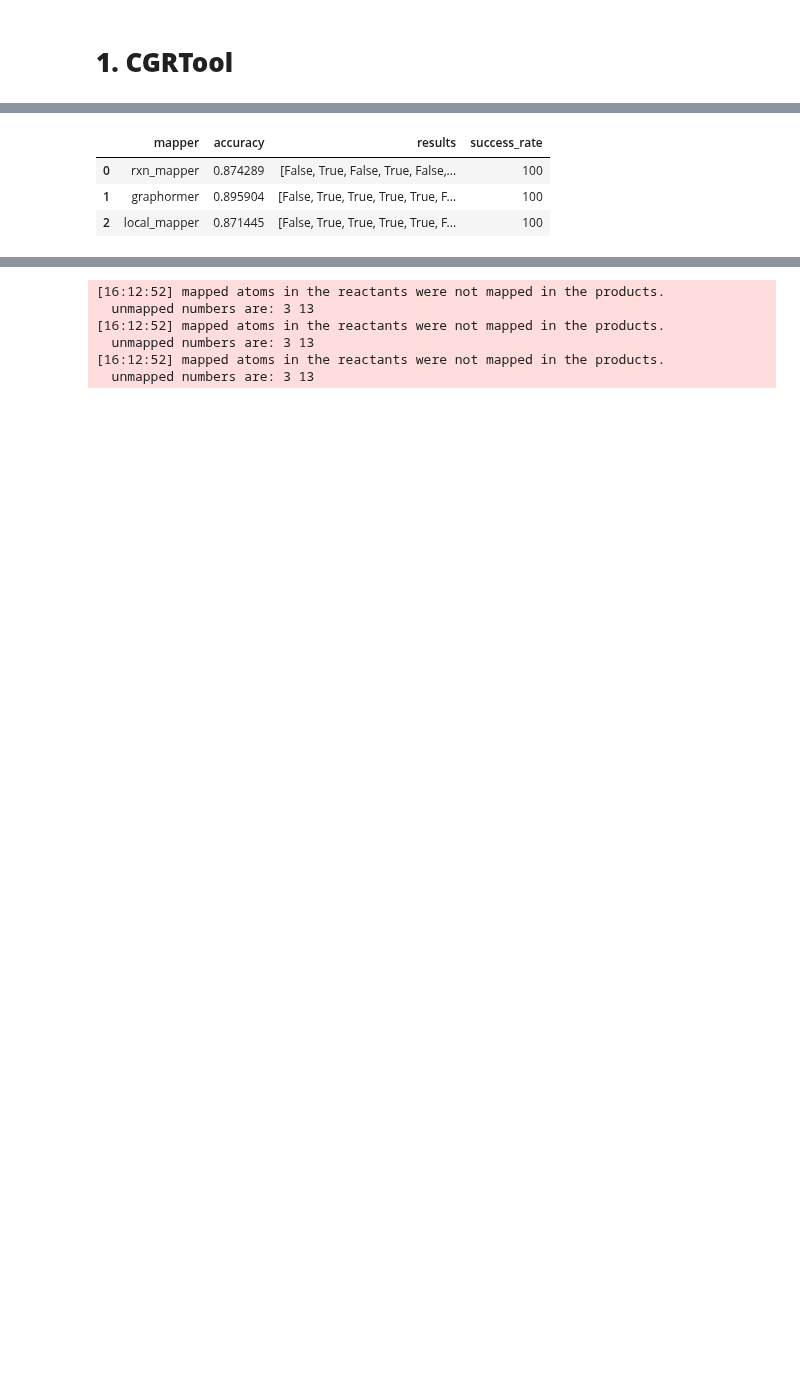
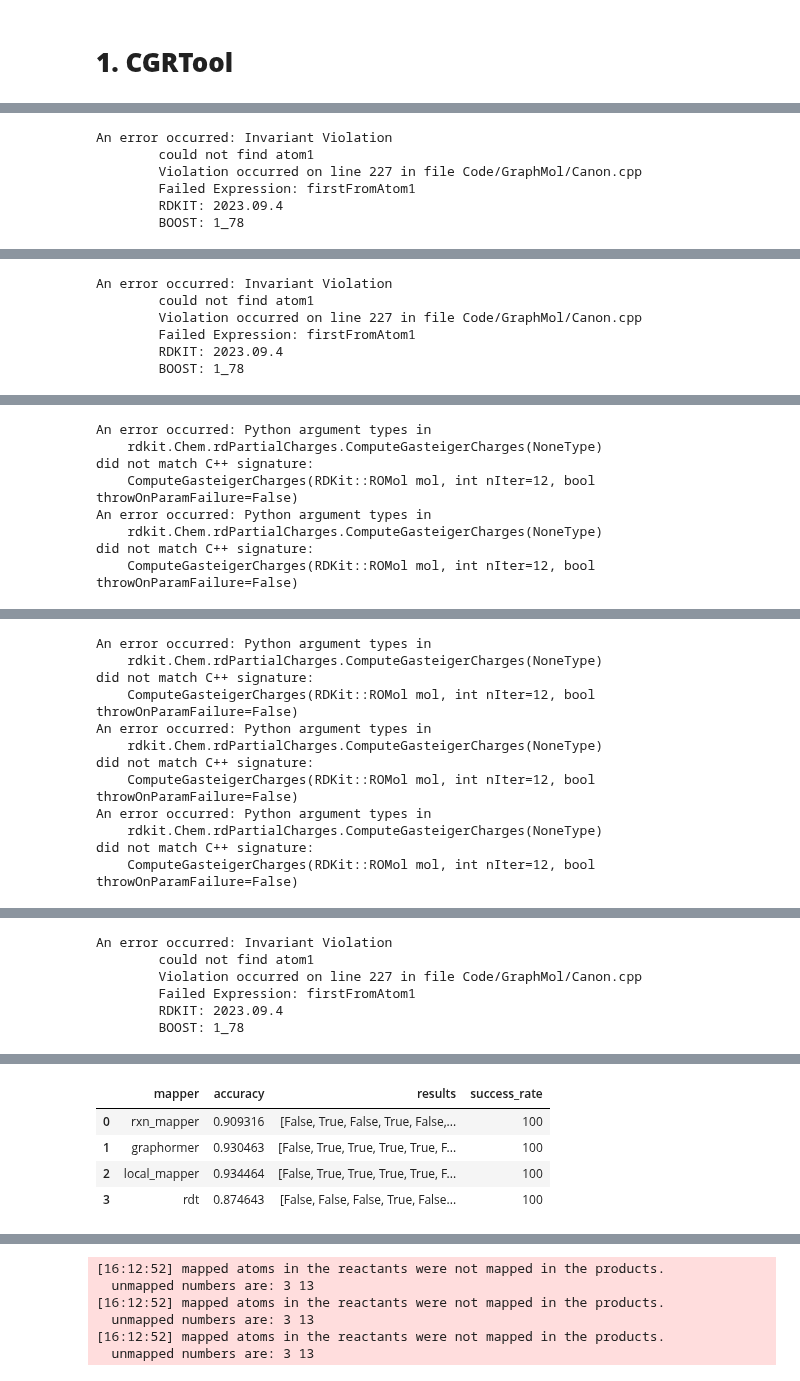
Before and after one commit to TieuLongPhan/SynTemp, a Jupyter notebook: Docs/Analysis/_0_tool_benchmark.ipynb, the cells around one changed output, grey strips where cells are left out. Saved outputs shown, nothing was run; the diff lists cells and outputs as text; code cells hidden in the pictures; blank space fills up the shorter version.

```diff
--- a/Docs/Analysis/_0_tool_benchmark.ipynb
+++ b/Docs/Analysis/_0_tool_benchmark.ipynb
@@ -13,9 +12,15 @@ aam_valid = pd.DataFrame(load_database('../../Data/AAM/unbalance/golden/golden_a
+# %%
+all_aam_chem = []
+for data_name in ['golden', 'natcomm', 'uspto_3k']:
+    data_aam = load_database(f'../../Data/AAM/unbalance/{data_name}/{data_name}_aam_reactions.json.gz')
+    all_aam_chem.extend(data_aam)
+all_aam_chem = pd.DataFrame(all_aam_chem)
 # %%
 from SynTemp.SynAAM.aam_validator import AMMValidator
 aam_valid_results, _ = AMMValidator.validate_smiles(
-        data=aam_valid,
+        data=all_aam_chem,
         ground_truth_col="ground_truth",
-        mapped_cols=["rxn_mapper", "graphormer", "local_mapper"],
+        mapped_cols=["rxn_mapper", "graphormer", "local_mapper", "rdt"],
         check_method="RC",
         ignore_aromaticity=False,
         n_jobs=4,
@@ -46,0 +75,6 @@ display(aam_valid_results)
+An error occurred: Invariant Violation
+        could not find atom1
+        Violation occurred on line 227 in file Code/GraphMol/Canon.cpp
+        Failed Expression: firstFromAtom1
+        RDKIT: 2023.09.4
+        BOOST: 1_78
@@ -46,0 +98,6 @@ display(aam_valid_results)
+An error occurred: Invariant Violation
+        could not find atom1
+        Violation occurred on line 227 in file Code/GraphMol/Canon.cpp
+        Failed Expression: firstFromAtom1
+        RDKIT: 2023.09.4
+        BOOST: 1_78
@@ -46,0 +121,8 @@ display(aam_valid_results)
+An error occurred: Python argument types in
+    rdkit.Chem.rdPartialCharges.ComputeGasteigerCharges(NoneType)
+did not match C++ signature:
+    ComputeGasteigerCharges(RDKit::ROMol mol, int nIter=12, bool throwOnParamFailure=False)
+An error occurred: Python argument types in
+    rdkit.Chem.rdPartialCharges.ComputeGasteigerCharges(NoneType)
+did not match C++ signature:
+    ComputeGasteigerCharges(RDKit::ROMol mol, int nIter=12, bool throwOnParamFailure=False)
@@ -46,0 +146,12 @@ display(aam_valid_results)
+An error occurred: Python argument types in
+    rdkit.Chem.rdPartialCharges.ComputeGasteigerCharges(NoneType)
+did not match C++ signature:
+    ComputeGasteigerCharges(RDKit::ROMol mol, int nIter=12, bool throwOnParamFailure=False)
+An error occurred: Python argument types in
+    rdkit.Chem.rdPartialCharges.ComputeGasteigerCharges(NoneType)
+did not match C++ signature:
+    ComputeGasteigerCharges(RDKit::ROMol mol, int nIter=12, bool throwOnParamFailure=False)
+An error occurred: Python argument types in
+    rdkit.Chem.rdPartialCharges.ComputeGasteigerCharges(NoneType)
+did not match C++ signature:
+    ComputeGasteigerCharges(RDKit::ROMol mol, int nIter=12, bool throwOnParamFailure=False)
@@ -46,0 +175,6 @@ display(aam_valid_results)
+An error occurred: Invariant Violation
+        could not find atom1
+        Violation occurred on line 227 in file Code/GraphMol/Canon.cpp
+        Failed Expression: firstFromAtom1
+        RDKIT: 2023.09.4
+        BOOST: 1_78
@@ -47,5 +198,6 @@ display(aam_valid_results)
 |  | mapper | accuracy | results | success_rate |
-| 0 | rxn_mapper | 0.874289 | [False, True, False, True, False,... | 100 |
-| 1 | graphormer | 0.895904 | [False, True, True, True, True, F... | 100 |
-| 2 | local_mapper | 0.871445 | [False, True, True, True, True, F... | 100 |
+| 0 | rxn_mapper | 0.909316 | [False, True, False, True, False,... | 100 |
+| 1 | graphormer | 0.930463 | [False, True, True, True, True, F... | 100 |
+| 2 | local_mapper | 0.934464 | [False, True, True, True, True, F... | 100 |
+| 3 | rdt | 0.874643 | [False, False, False, True, False... | 100 |
 # %%
```
Also changed, not shown: parts of 5 cells of this notebook, 10 other files.
